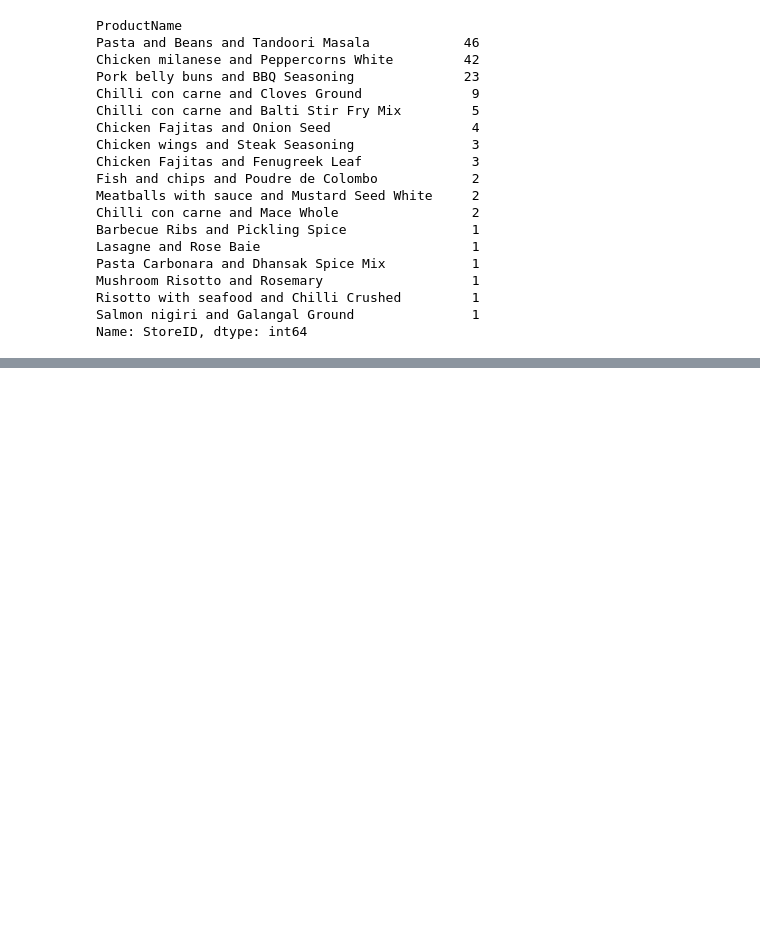
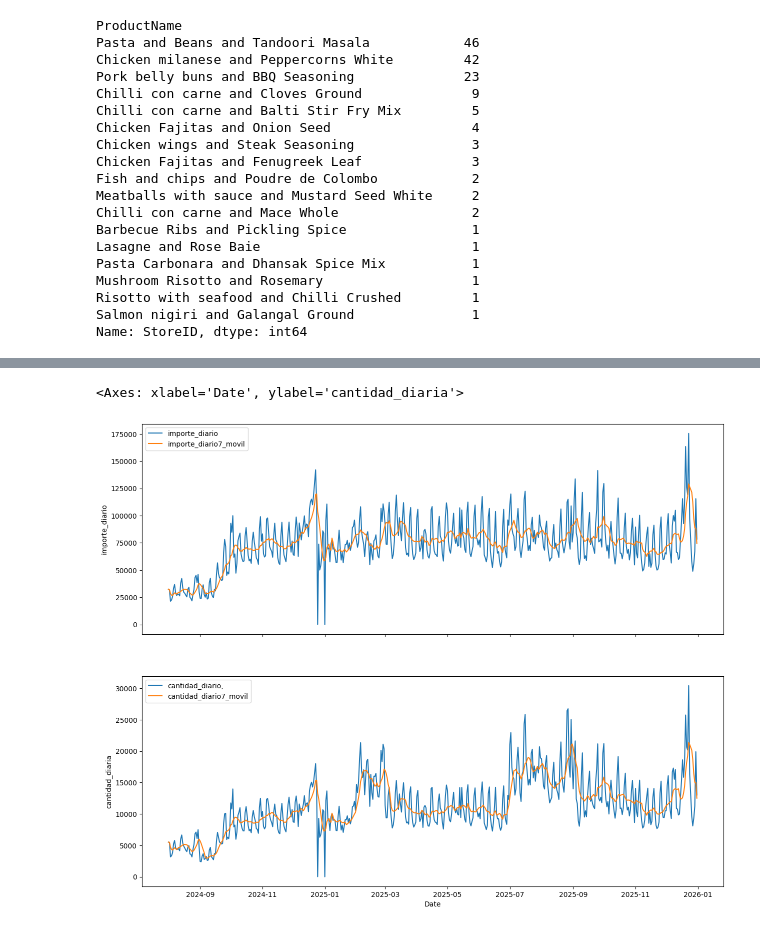
Before and after one commit to diosimar/demand_forcasting_and_promotions, a Jupyter notebook: notebooks/01_EDA.ipynb, the cells around one changed output, grey strips where cells are left out. Cells and saved outputs as stored; diff of their text form; code cells hidden in the pictures; blank space fills up the shorter version.

```diff
--- a/notebooks/01_EDA.ipynb
+++ b/notebooks/01_EDA.ipynb
@@ -297,0 +384,20 @@ Realizar analisis de tendencias  en series temporales,  con el objetivo de descu
+# %%
+# realizar un suavizado de  la  serie  temporal utilizando una ventana movil de 7 dias,
+# con el objetivo de  analizar la media movil de la serie y tendencias estacionarias
+media_movil = data.groupby('Date').agg(
+    importe_diario = ('Revenue', 'sum'),
+    cantidad_diaria = ('Quantity', 'sum')
+)
+media_movil['importe_diario7_movil'] = media_movil.importe_diario.rolling(window=7, min_periods=1).mean()
+media_movil['cantidad_diario7_movil'] = media_movil.cantidad_diaria.rolling(window=7, min_periods=1).mean()
+# %%
+# graficar los flujos  de medias moviles  diarios en contraste
+fig, axes = plt.subplots(nrows=2, ncols=1, figsize= (15, 12), sharex=True)
+sns. lineplot(x='Date', y= 'importe_diario', data= media_movil, label= 'importe_diario', ax = axes[0])
+sns. lineplot(x='Date', y= 'importe_diario7_movil', data= media_movil, label= 'importe_diario7_movil', ax = axes[0])
+
+sns. lineplot(x='Date', y= 'cantidad_diaria', data= media_movil, label= 'cantidad_diario,', ax = axes[1])
+sns. lineplot(x='Date', y= 'cantidad_diario7_movil', data= media_movil, label= 'cantidad_diario7_movil', ax = axes[1])
+# %% [output]
+<Axes: xlabel='Date', ylabel='cantidad_diaria'>
+[figure, added]
```
Also changed, not shown: parts of 16 cells of this notebook, 1 other file.
